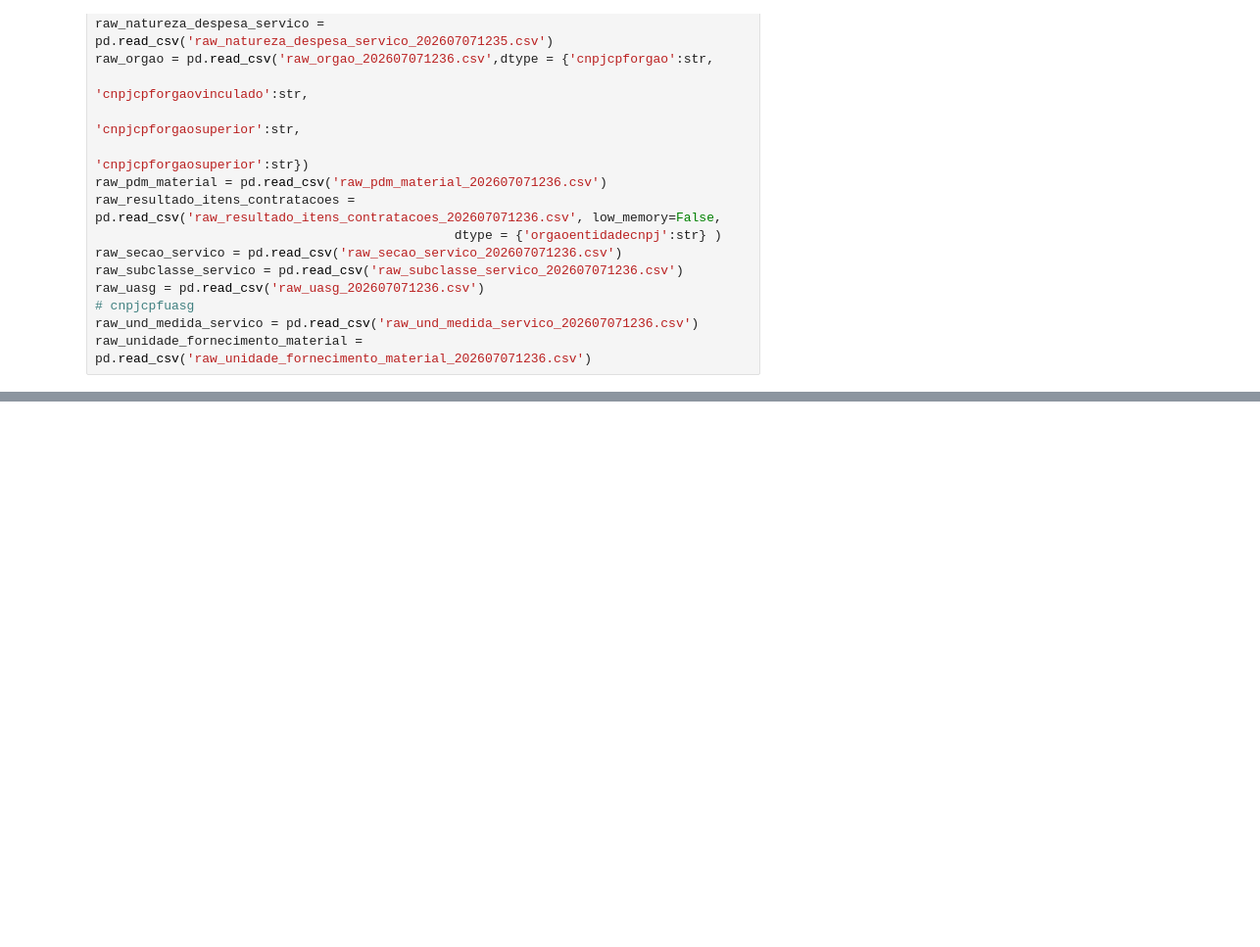
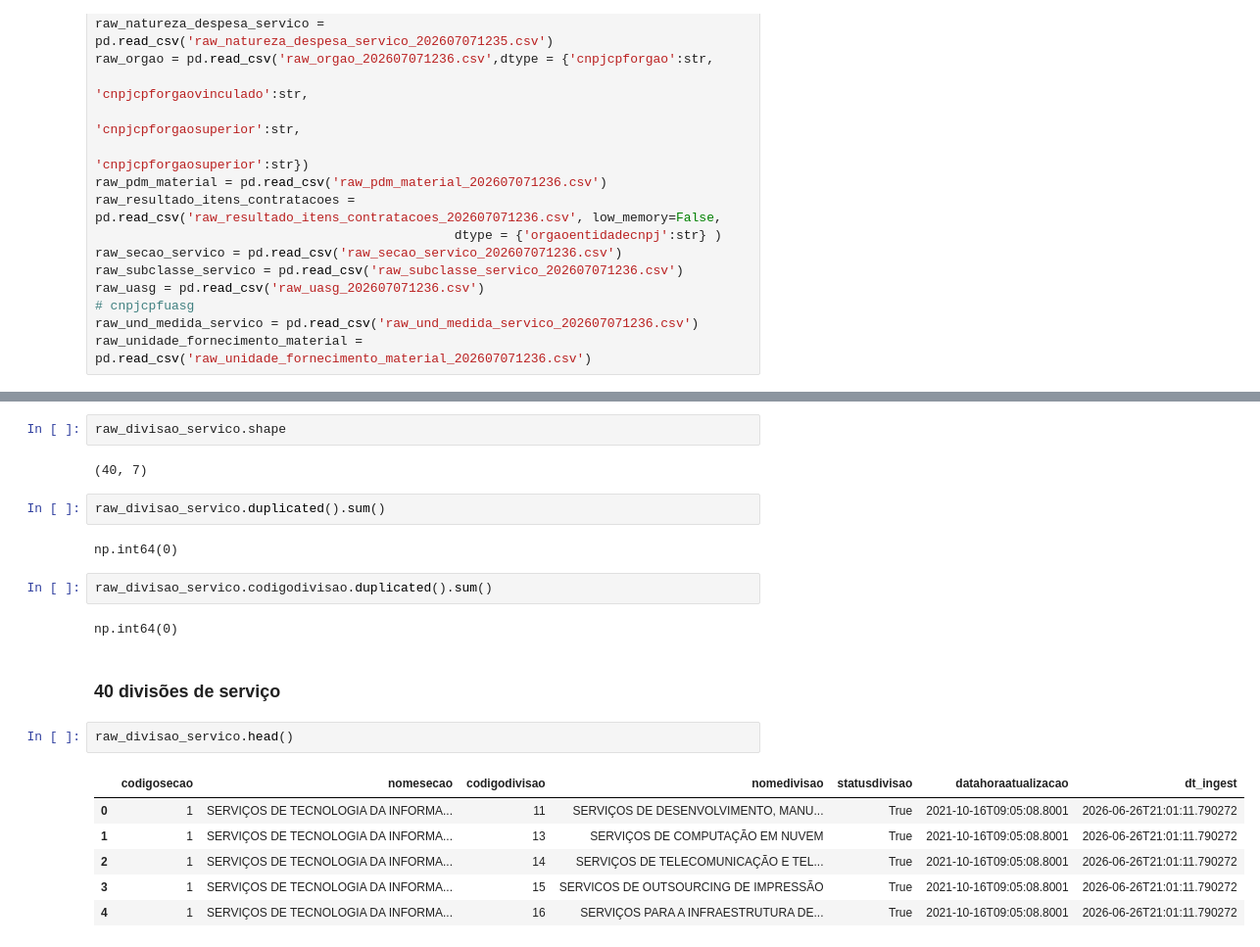
Before and after one commit to GovHub-br/data-application-mgi, a Jupyter notebook: notebooks/2.explo_servicos.ipynb, the cells around one changed output, grey strips where cells are left out. Shown at 98% size. Drawn from its saved outputs; the diff is of its cells as text; blank space fills up the shorter version.

```diff
--- a/notebooks/2.explo_servicos.ipynb
+++ b/notebooks/2.explo_servicos.ipynb
@@ -49,0 +154,23 @@ raw_unidade_fornecimento_material = pd.read_csv('raw_unidade_fornecimento_materi
+# %%
+raw_divisao_servico.shape
+# %% [output]
+(40, 7)
+# %%
+raw_divisao_servico.duplicated().sum()
+# %% [output]
+np.int64(0)
+# %%
+raw_divisao_servico.codigodivisao.duplicated().sum()
+# %% [output]
+np.int64(0)
+# %% [markdown]
+### 40 divisões de serviço
+# %%
+raw_divisao_servico.head()
+# %% [output]
+|  | codigosecao | nomesecao | codigodivisao | nomedivisao | statusdivisao | datahoraatualizacao | dt_ingest |
+| 0 | 1 | SERVIÇOS DE TECNOLOGIA DA INFORMA... | 11 | SERVIÇOS DE DESENVOLVIMENTO, MANU... | True | 2021-10-16T09:05:08.8001 | 2026-06-26T21:01:11.790272 |
+| 1 | 1 | SERVIÇOS DE TECNOLOGIA DA INFORMA... | 13 | SERVIÇOS DE COMPUTAÇÃO EM NUVEM | True | 2021-10-16T09:05:08.8001 | 2026-06-26T21:01:11.790272 |
+| 2 | 1 | SERVIÇOS DE TECNOLOGIA DA INFORMA... | 14 | SERVIÇOS DE TELECOMUNICAÇÃO E TEL... | True | 2021-10-16T09:05:08.8001 | 2026-06-26T21:01:11.790272 |
+| 3 | 1 | SERVIÇOS DE TECNOLOGIA DA INFORMA... | 15 | SERVICOS DE OUTSOURCING DE IMPRESSÃO | True | 2021-10-16T09:05:08.8001 | 2026-06-26T21:01:11.790272 |
+| 4 | 1 | SERVIÇOS DE TECNOLOGIA DA INFORMA... | 16 | SERVIÇOS PARA A INFRAESTRUTURA DE... | True | 2021-10-16T09:05:08.8001 | 2026-06-26T21:01:11.790272 |
```
Also changed, not shown: parts of 116 cells of this notebook, 2 other files.
